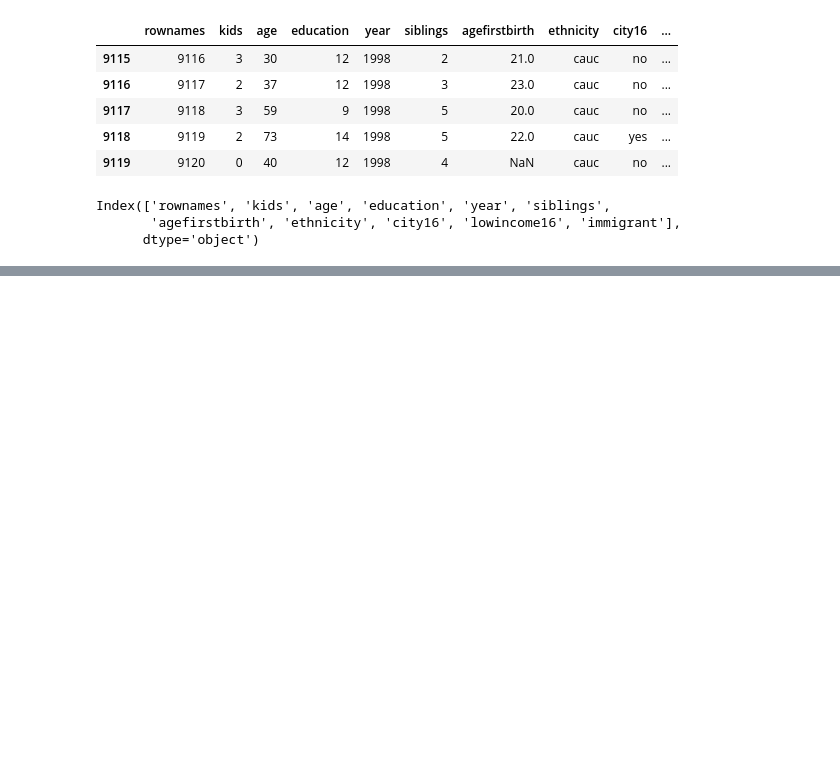
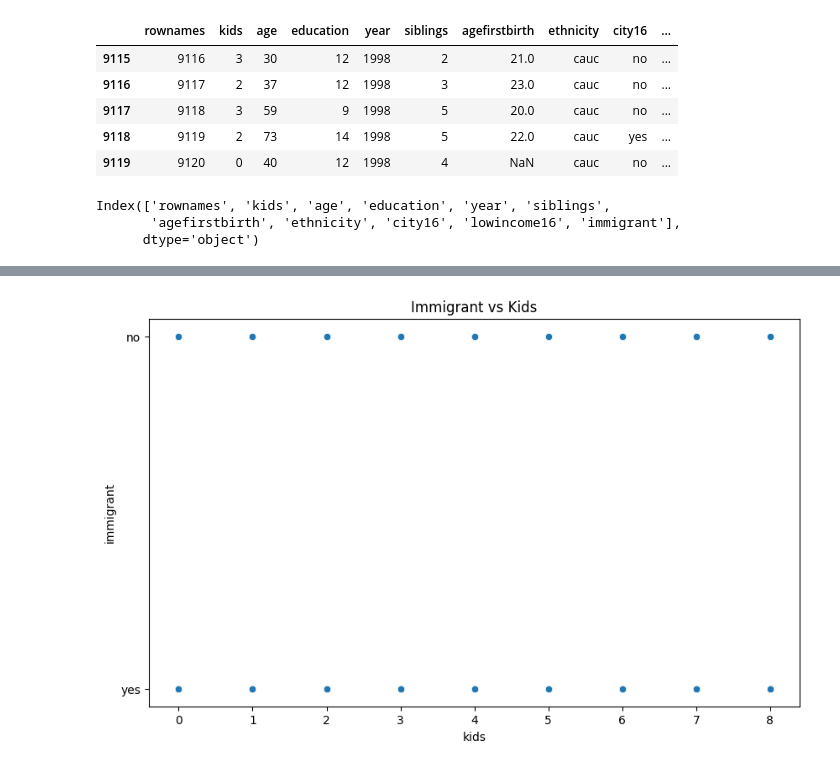
Before and after one commit to SakshamEDA-DA/DA, a Jupyter notebook: 21BDS0036_DA.ipynb, the cells around one changed output, grey strips where cells are left out. Drawn from its saved outputs; the diff is of its cells as text; code cells hidden in the pictures; blank space fills up the shorter version.

```diff
--- a/21BDS0036_DA.ipynb
+++ b/21BDS0036_DA.ipynb
@@ -77,0 +198,9 @@ Index(['rownames', 'kids', 'age', 'education', 'year', 'siblings',
+# %%
+#Bivariate Analysis
+# Relationship between 'age' and 'kids'
+plt.figure(figsize=(10,6))
+sns.scatterplot(x='kids', y='immigrant', data=data)
+plt.title("Immigrant vs Kids")
+plt.show()
+# %% [output]
+[figure, added]
```
Also changed, not shown: parts of 16 cells of this notebook.
